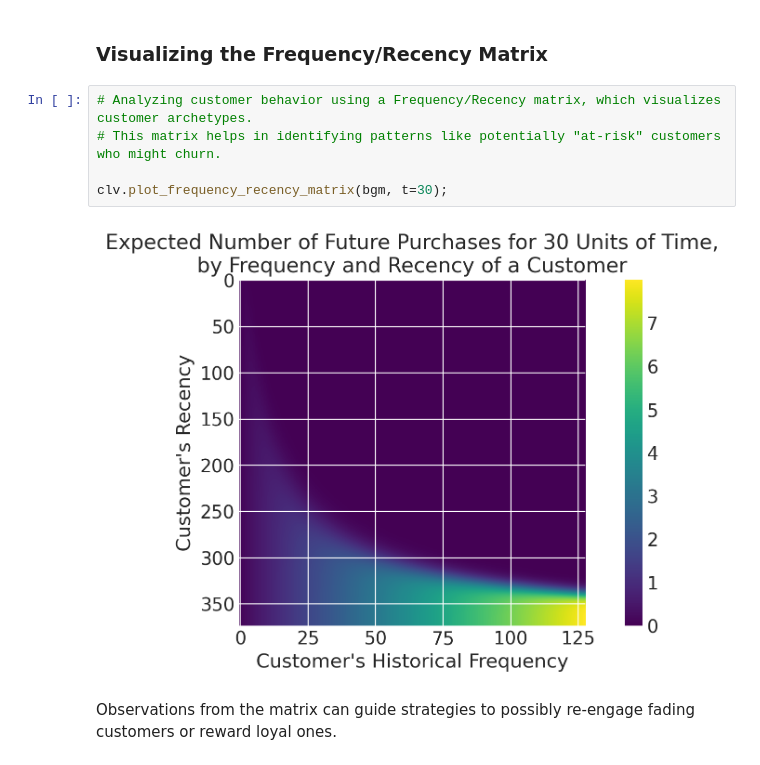
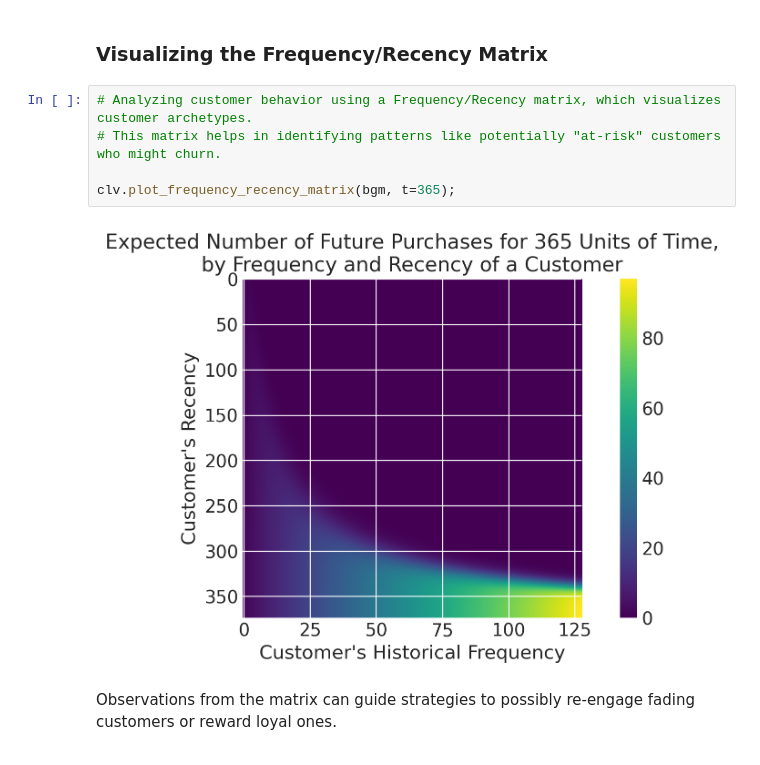
Before and after one commit to takechanman1228/Effective-CLV-Modeling, a Jupyter notebook: PyMC_Marketing_CLV_demo.ipynb, the cells around one changed output. Cells and saved outputs as stored; diff of their text form.

```diff
--- a/PyMC_Marketing_CLV_demo.ipynb
+++ b/PyMC_Marketing_CLV_demo.ipynb
@@ -351,10 +351,10 @@ The spread of the distributions indicates the uncertainty in the estimates. Narr
 # %%
 # Analyzing customer behavior using a Frequency/Recency matrix, which visualizes customer archetypes.
 # This matrix helps in identifying patterns like potentially "at-risk" customers who might churn.
 
-clv.plot_frequency_recency_matrix(bgm, t=30);
+clv.plot_frequency_recency_matrix(bgm, t=365);
 # %% [output]
-[figure, old version]
+[figure, new version]
 # %% [markdown]
 Observations from the matrix can guide strategies to possibly re-engage fading customers or reward loyal ones.
 # %% [markdown]
```
Also changed, not shown: parts of 18 cells of this notebook.
